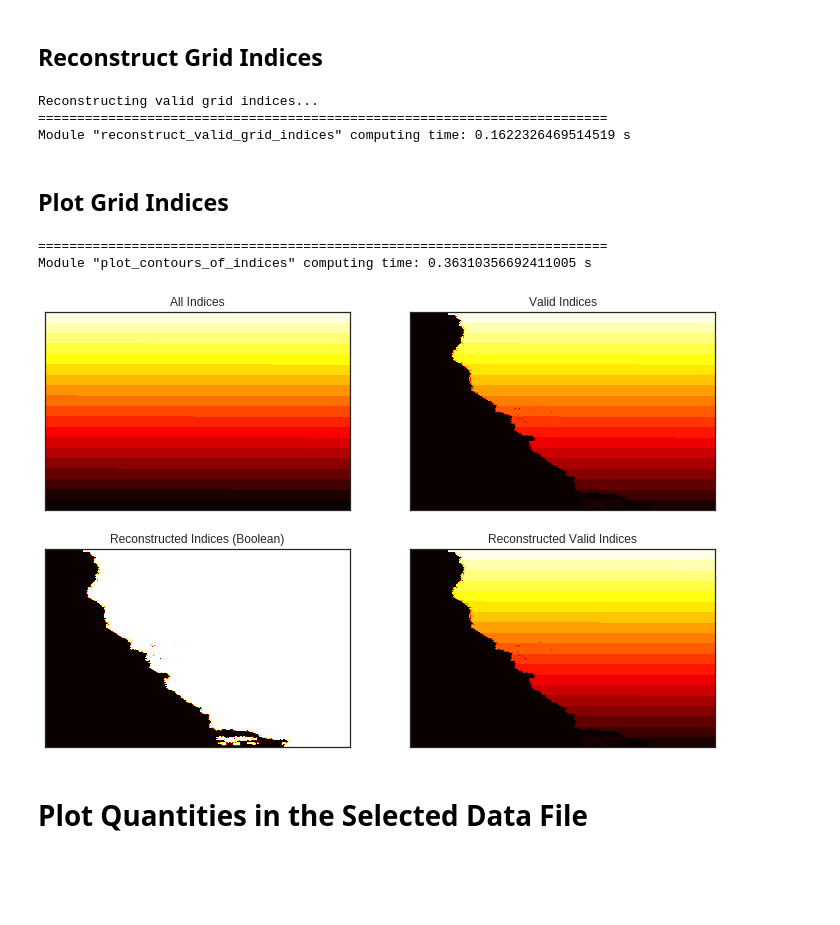
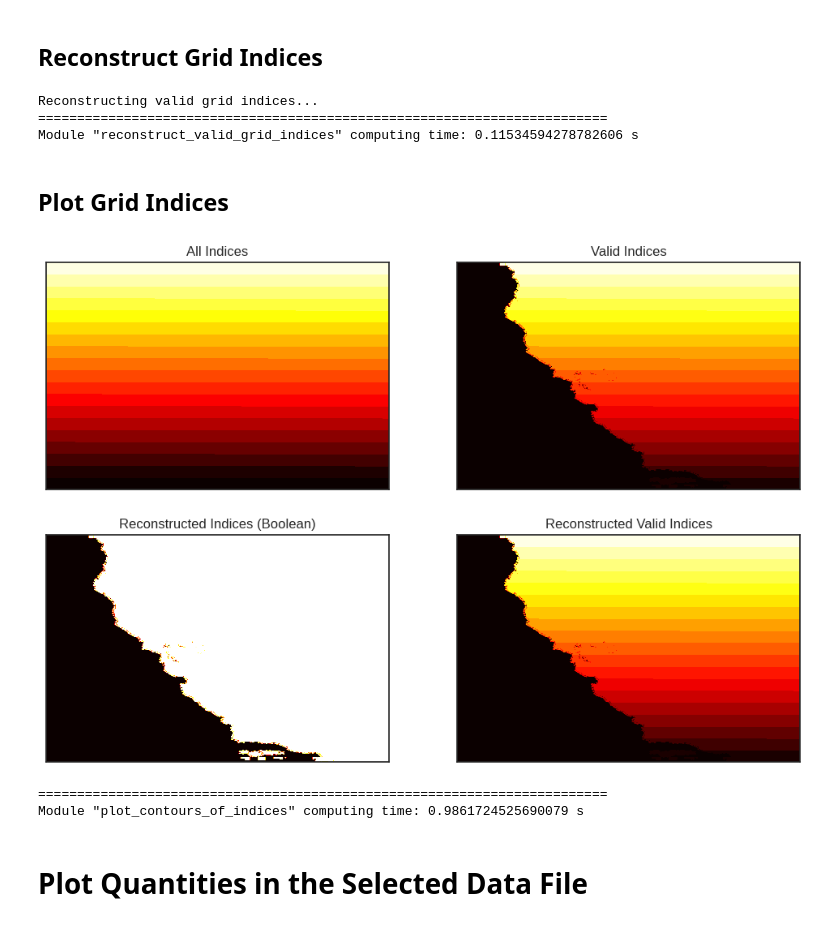
Before and after one commit to LLNL/MLAP, a Jupyter notebook: SJSU_Data_Proc/Extract_DFM_Reanalysis_Data.ipynb, the cells around one changed output. Drawn from its saved outputs; the diff is of its cells as text; code cells hidden in the pictures; blank space fills up the shorter version.

```diff
--- a/SJSU_Data_Proc/Extract_DFM_Reanalysis_Data.ipynb
+++ b/SJSU_Data_Proc/Extract_DFM_Reanalysis_Data.ipynb
@@ -231,24 +235,27 @@ Module "get_grid_indices_all" computing time: 0.21816644398495555 s
 ## Reconstruct Grid Indices
 # %%
 module_start_time = timer()
-grid_indices_valid_reconst, grid_indices_valid_bool, valid_grid_ind_to_coord = reconstruct_valid_grid_indices (grid_indices_valid_flat, data_at_timestamp)
+grid_indices_valid_reconst, grid_indices_valid_bool, valid_grid_ind_to_coord = \
+                reconstruct_valid_grid_indices (grid_indices_valid_flat, data_at_timestamp)
 module_end_time = timer()
 print('Module "reconstruct_valid_grid_indices" computing time: {} s'.format(module_end_time - module_start_time))
 # %% [output]
 Reconstructing valid grid indices...
 =========================================================================
-Module "reconstruct_valid_grid_indices" computing time: 0.1622326469514519 s
+Module "reconstruct_valid_grid_indices" computing time: 0.11534594278782606 s
 # %% [markdown]
 ## Plot Grid Indices
 # %%
 module_start_time = timer()
-plot_contours_of_indices (data_at_timestamp, grid_indices_all, grid_indices_valid, grid_indices_valid_bool, grid_indices_valid_reconst)
+plot_contours_of_indices (data_at_timestamp, grid_indices_all, grid_indices_valid, \
+                          grid_indices_valid_bool, grid_indices_valid_reconst, \
+                          extracted_data_loc)
 module_end_time = timer()
 print('Module "plot_contours_of_indices" computing time: {} s'.format(module_end_time - module_start_time))
 # %% [output]
+[figure, new version]
 =========================================================================
-Module "plot_contours_of_indices" computing time: 0.36310356692411005 s
+Module "plot_contours_of_indices" computing time: 0.9861724525690079 s
-[figure, old version]
 # %% [markdown]
 # Plot Quantities in the Selected Data File
 # %% [markdown]
```
Also changed, not shown: parts of 35 cells of this notebook, 1 other file.
